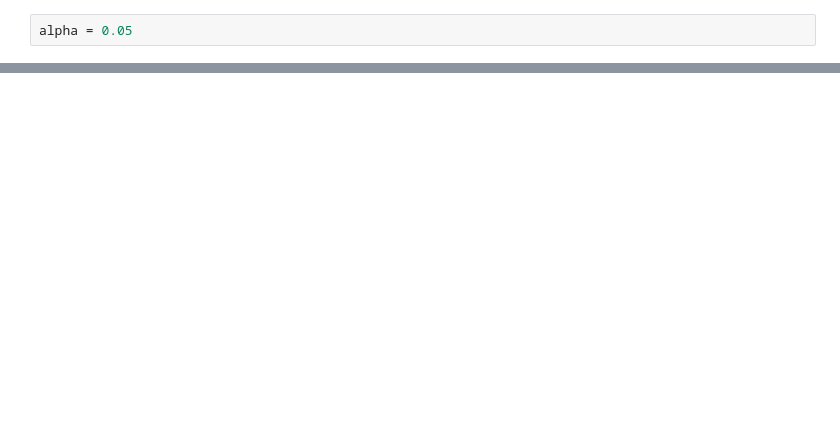
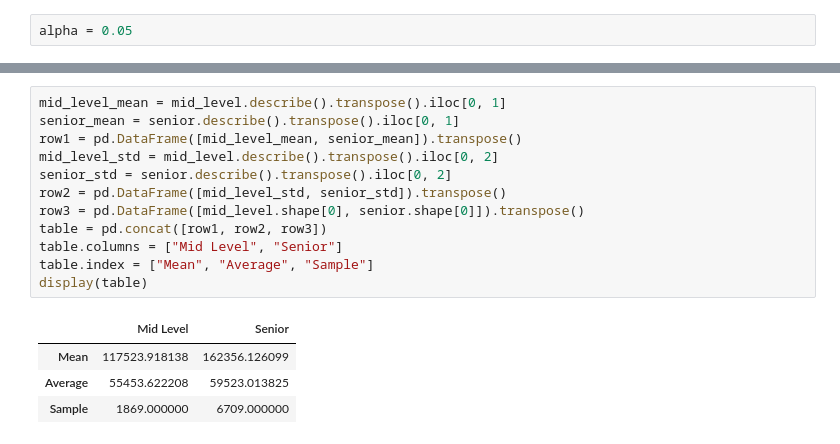
Before and after one commit to LucianoGP95/Python_Eiit_RyR, a Jupyter notebook: a7_hyphotesis_testing/src/hypothesis_testing.ipynb, the cells around one changed output, grey strips where cells are left out. Cells and saved outputs as stored; diff of their text form; blank space fills up the shorter version.

```diff
--- a/a7_hyphotesis_testing/src/hypothesis_testing.ipynb
+++ b/a7_hyphotesis_testing/src/hypothesis_testing.ipynb
@@ -63,0 +75,17 @@ p-Value: 0.08769710553193683
+# %%
+mid_level_mean = mid_level.describe().transpose().iloc[0, 1]
+senior_mean = senior.describe().transpose().iloc[0, 1]
+row1 = pd.DataFrame([mid_level_mean, senior_mean]).transpose()
+mid_level_std = mid_level.describe().transpose().iloc[0, 2]
+senior_std = senior.describe().transpose().iloc[0, 2]
+row2 = pd.DataFrame([mid_level_std, senior_std]).transpose()
+row3 = pd.DataFrame([mid_level.shape[0], senior.shape[0]]).transpose()
+table = pd.concat([row1, row2, row3])
+table.columns = ["Mid Level", "Senior"]
+table.index = ["Mean", "Average", "Sample"]
+display(table)
+# %% [output]
+|  | Mid Level | Senior |
+| Mean | 117523.918138 | 162356.126099 |
+| Average | 55453.622208 | 59523.013825 |
+| Sample | 1869.000000 | 6709.000000 |
```
Also changed, not shown: parts of 11 cells of this notebook, 2 other files.
